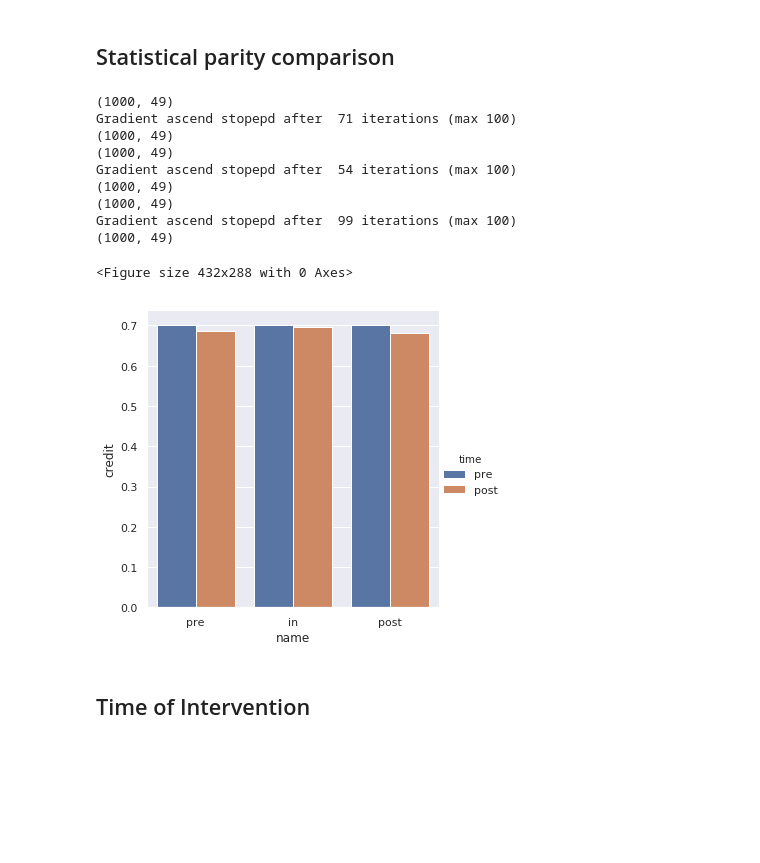
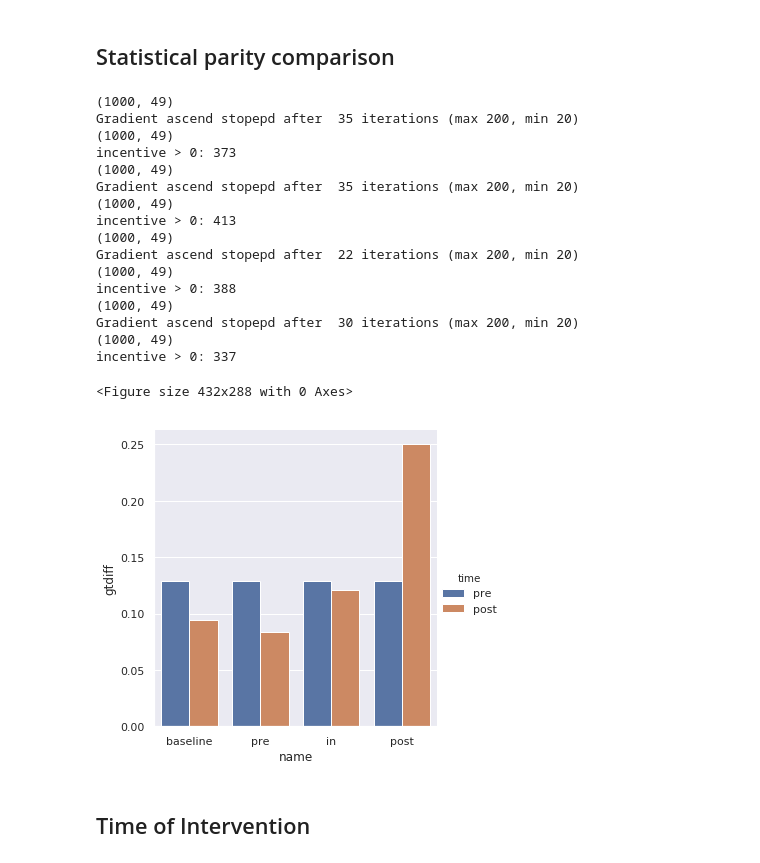
Before and after one commit to resulknad/fair-sim, a Jupyter notebook: main_plots.ipynb, the cells around one changed output. Drawn from its saved outputs; the diff is of its cells as text; code cells hidden in the pictures; blank space fills up the shorter version.

```diff
--- a/main_plots.ipynb
+++ b/main_plots.ipynb
@@ -287,21 +353,26 @@ Gradient ascend stopepd after  14 iterations (max 100)
 # %% [markdown]
 # Notions of Fairness
 # %%
+# Compare different notions of fairness
 
-# Compare different notions of fairness
-y_attr = 'credit'
+data = dataset()
+plot_data = []
+learners = [("baseline", LogisticLearner(exclude_protected=True)),
+            ("RO_StatPar", RejectOptionsLogisticLearner([privileged_group], [unprivileged_group])),
+            ("RO_EqOpp", RejectOptionsLogisticLearner([privileged_group], [unprivileged_group], metric_name='Equal opportunity difference'))]
 
-rs = do_sim(RejectOptionsLogisticLearner([privileged_group], [unprivileged_group]))
-plot_data = extract_avg_ft(rs, mutable_attr, "RO_StatPar")
+metric_name = 'gtdiff'
 
-rs = do_sim(RejectOptionsLogisticLearner([privileged_group], [unprivileged_group], metric_name='Equal opportunity difference'))
-plot_data += extract_avg_ft(rs, mutable_attr, "RO_EqOpp")
+for name, l in learners:
+    rs = do_sim(l)
+    display(rs.feature_table([unprivileged_group, privileged_group]))
+    plot_data.append([name, 'pre', extract_metric(rs, metric_name=metric_name, time='pre')])
+    plot_data.append([name, 'post', extract_metric(rs, metric_name=metric_name, time='post')])
 
-plot_data_df = pd.DataFrame(plot_data, columns=["name", "time", y_attr])
-
+plot_data_df = pd.DataFrame(plot_data, columns=["name", "time", metric_name])
 
 plt.figure()
-sns.catplot(x="name", y=y_attr, hue="time", kind="bar",
+sns.catplot(x="name", y=metric_name, hue="time", kind="bar",
             data=plot_data_df)
 plt.show()
 # %% [output]
@@ -316,41 +480,48 @@ Gradient ascend stopepd after  99 iterations (max 100)
 # %% [markdown]
 ## Statistical parity comparison
 # %%
-
+data = dataset()
 plot_data = []
-learners = [("pre", ReweighingLogisticLearner([privileged_group], [unprivileged_group])),
+learners = [("baseline", LogisticLearner(exclude_protected=False)),
+            ("pre", ReweighingLogisticLearner([privileged_group], [unprivileged_group])),
     ("in",FairLearnLearner([privileged_group], [unprivileged_group])),
     ("post",RejectOptionsLogisticLearner([privileged_group], [unprivileged_group]))]
 
-y_attr = mutable_attr
-y_attr = 'credit'
+metric_name = 'gtdiff'
 
 for name, l in learners:
     rs = do_sim(l)
-    plot_data += extract_avg_ft(rs, mutable_attr, name)
+    plot_data.append([name, 'pre', extract_metric(rs, metric_name=metric_name, time='pre')])
+    plot_data.append([name, 'post', extract_metric(rs, metric_name=metric_name, time='post')])
 
-plot_data_df = pd.DataFrame(plot_data, columns=["name", "time", y_attr])
+plot_data_df = pd.DataFrame(plot_data, columns=["name", "time", metric_name])
 
 plt.figure()
-sns.catplot(x="name", y=y_attr, hue="time", kind="bar",
+sns.catplot(x="name", y=metric_name, hue="time", kind="bar",
             data=plot_data_df)
 plt.show()
 
-# split for groups
-# 1. section 2.1 for cost function
-# 2. cost function as distance, only within group (immutable)
+# more information (sign)
+# actually show the value
 # %% [output]
 (1000, 49)
-Gradient ascend stopepd after  71 iterations (max 100)
+Gradient ascend stopepd after  35 iterations (max 200, min 20)
 (1000, 49)
+incentive > 0: 373
 (1000, 49)
-Gradient ascend stopepd after  54 iterations (max 100)
+Gradient ascend stopepd after  35 iterations (max 200, min 20)
 (1000, 49)
+incentive > 0: 413
 (1000, 49)
-Gradient ascend stopepd after  99 iterations (max 100)
+Gradient ascend stopepd after  22 iterations (max 200, min 20)
 (1000, 49)
+incentive > 0: 388
+(1000, 49)
+Gradient ascend stopepd after  30 iterations (max 200, min 20)
+(1000, 49)
+incentive > 0: 337
 <Figure size 432x288 with 0 Axes>
-[figure, old version]
+[figure, new version]
 # %% [markdown]
 ## Time of Intervention
 # %%
```
Also changed, not shown: parts of 10 cells of this notebook, 10 other files.
